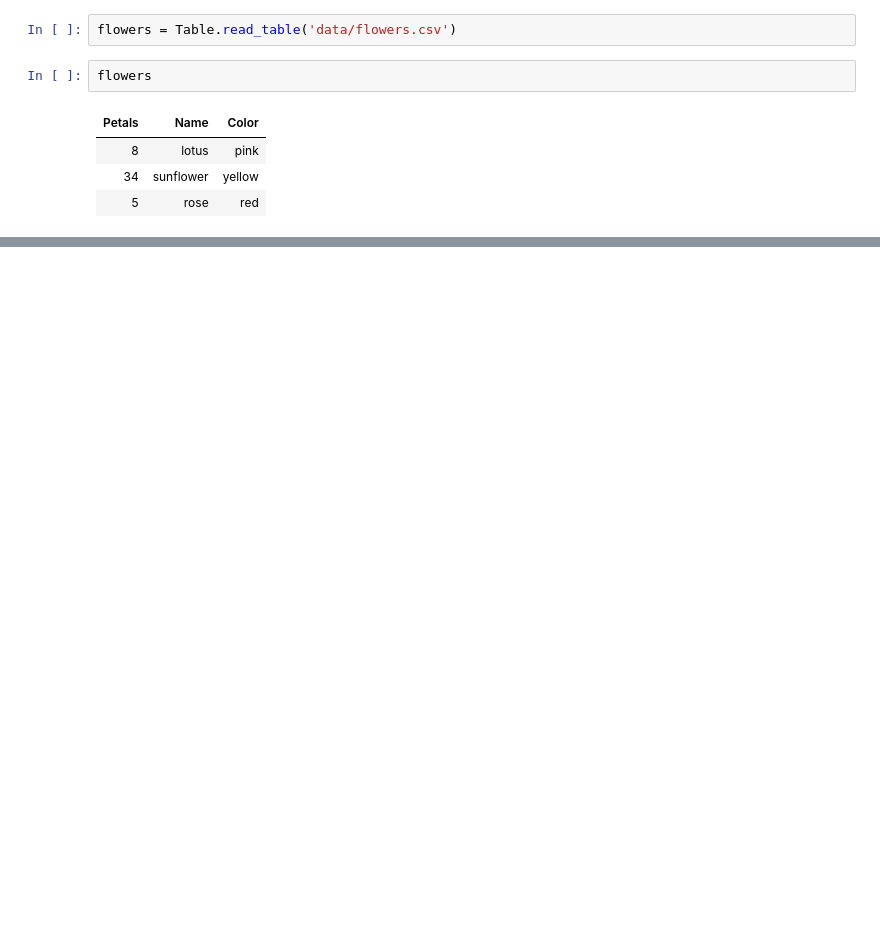
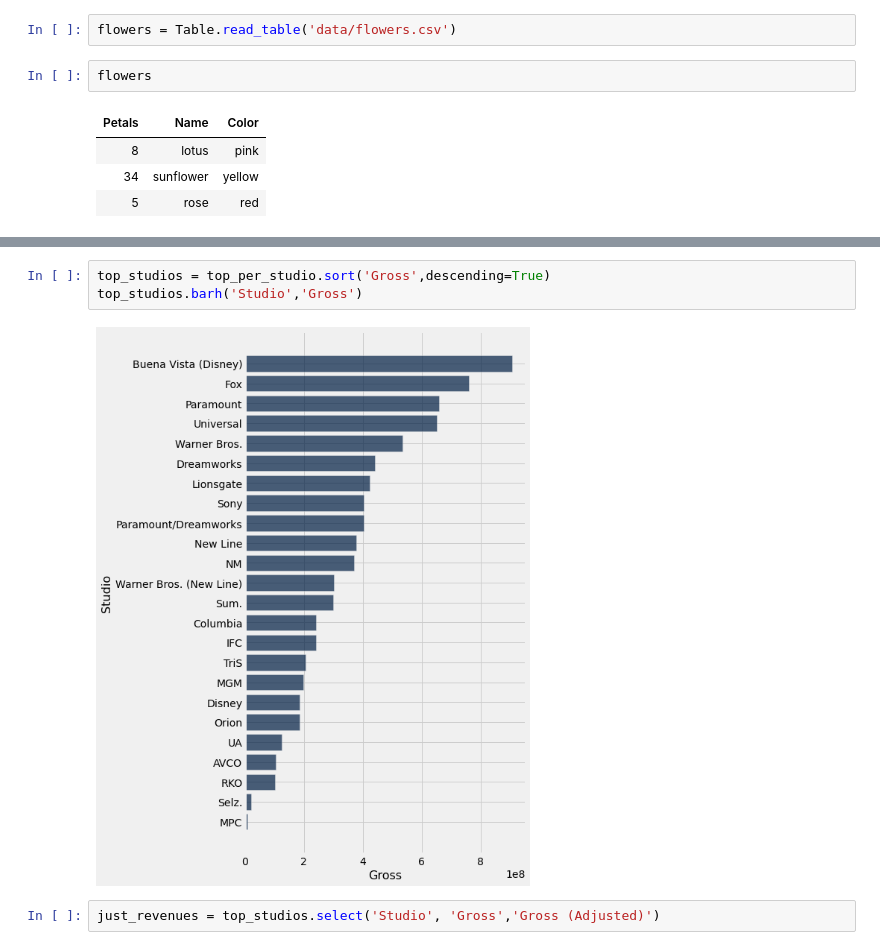
Before and after one commit to wu-olivia-ke/inf1340-programmingfordatascience-fa21, a Jupyter notebook: class-demo.ipynb, the cells around one changed output, grey strips where cells are left out. Saved outputs shown, nothing was run; the diff lists cells and outputs as text; blank space fills up the shorter version.

```diff
--- a/class-demo.ipynb
+++ b/class-demo.ipynb
@@ -127,0 +236,7 @@ flowers
+# %%
+top_studios = top_per_studio.sort('Gross',descending=True)
+top_studios.barh('Studio','Gross')
+# %% [output]
+[figure, added]
+# %%
+just_revenues = top_studios.select('Studio', 'Gross','Gross (Adjusted)')
```
Also changed, not shown: parts of 18 cells of this notebook, 2 other files.
